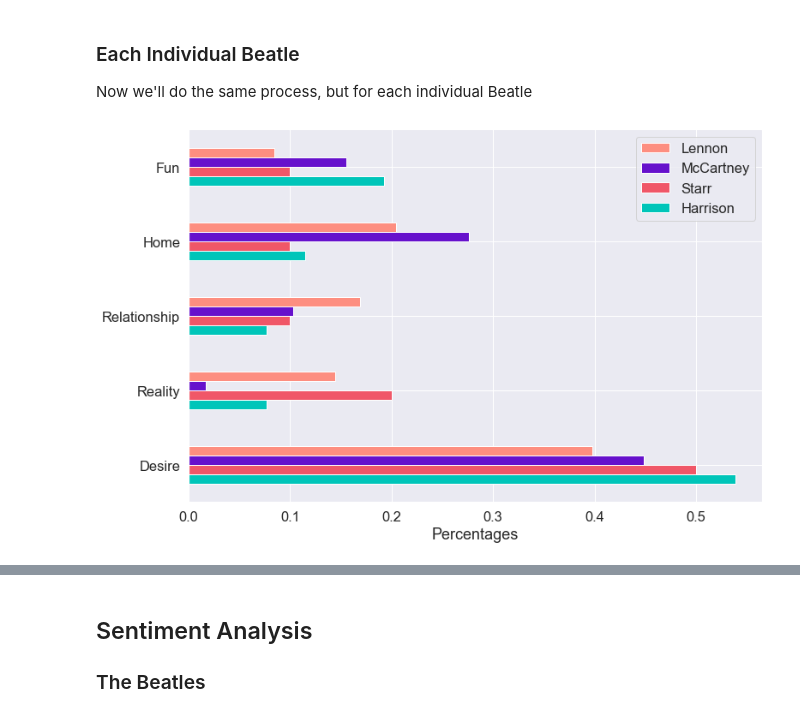
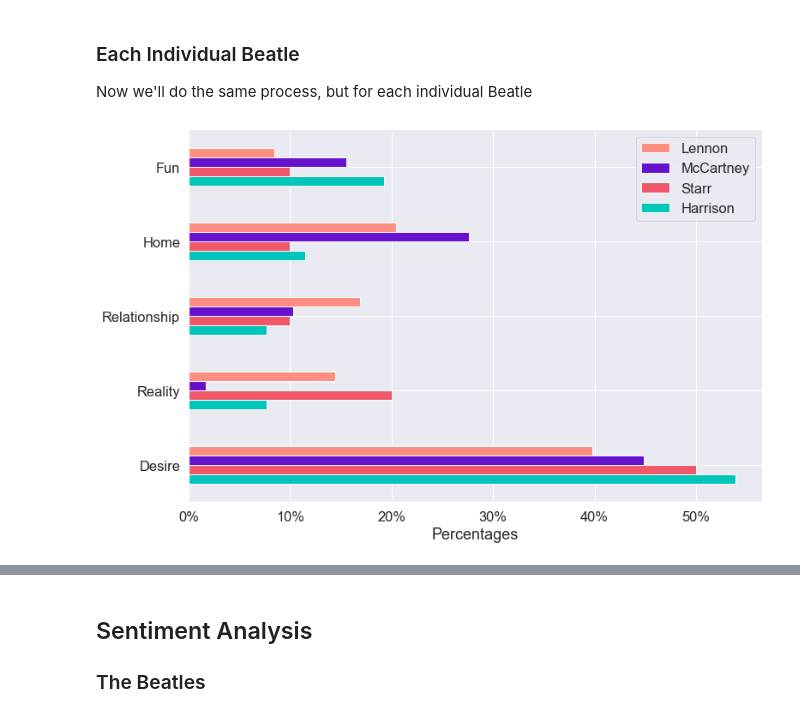
Before and after one commit to josephpcowell/cowell_proj_5, a Jupyter notebook: text_analysis.ipynb, the cells around one changed output, grey strips where cells are left out. Cells and saved outputs as stored; diff of their text form; code cells hidden in the pictures.

```diff
--- a/text_analysis.ipynb
+++ b/text_analysis.ipynb
@@ -196,14 +196,15 @@ color = ['#00C5B9','#F05768','#6611CC','#FD8E80']
 # %%
 fig, ax = plt.subplots()
 ind_topics.T.plot(kind='barh',figsize=(12,8),ax=ax,color=color)
 handles,labels = ax.get_legend_handles_labels()
 handles = [handles[3], handles[2], handles[1], handles[0]]
 labels = [labels[3], labels[2], labels[1], labels[0]]
 ax.legend(handles,labels)
 plt.xlabel('Percentages')
+ax.xaxis.set_major_formatter(mtick.PercentFormatter(xmax=1))
 plt.savefig('ind_topic2.png',transparent=True);
 # %% [output]
-[figure, old version]
+[figure, new version]
 # %%
 # color = ['#00C5B9','#F05768','#6611CC','#FD8E80'] #All colors
 # color = ['#00C5B9','#D0D6E0','#D0D6E0','#D0D6E0'] #Lennon grey
```
Also changed, not shown: parts of 2 cells of this notebook.
